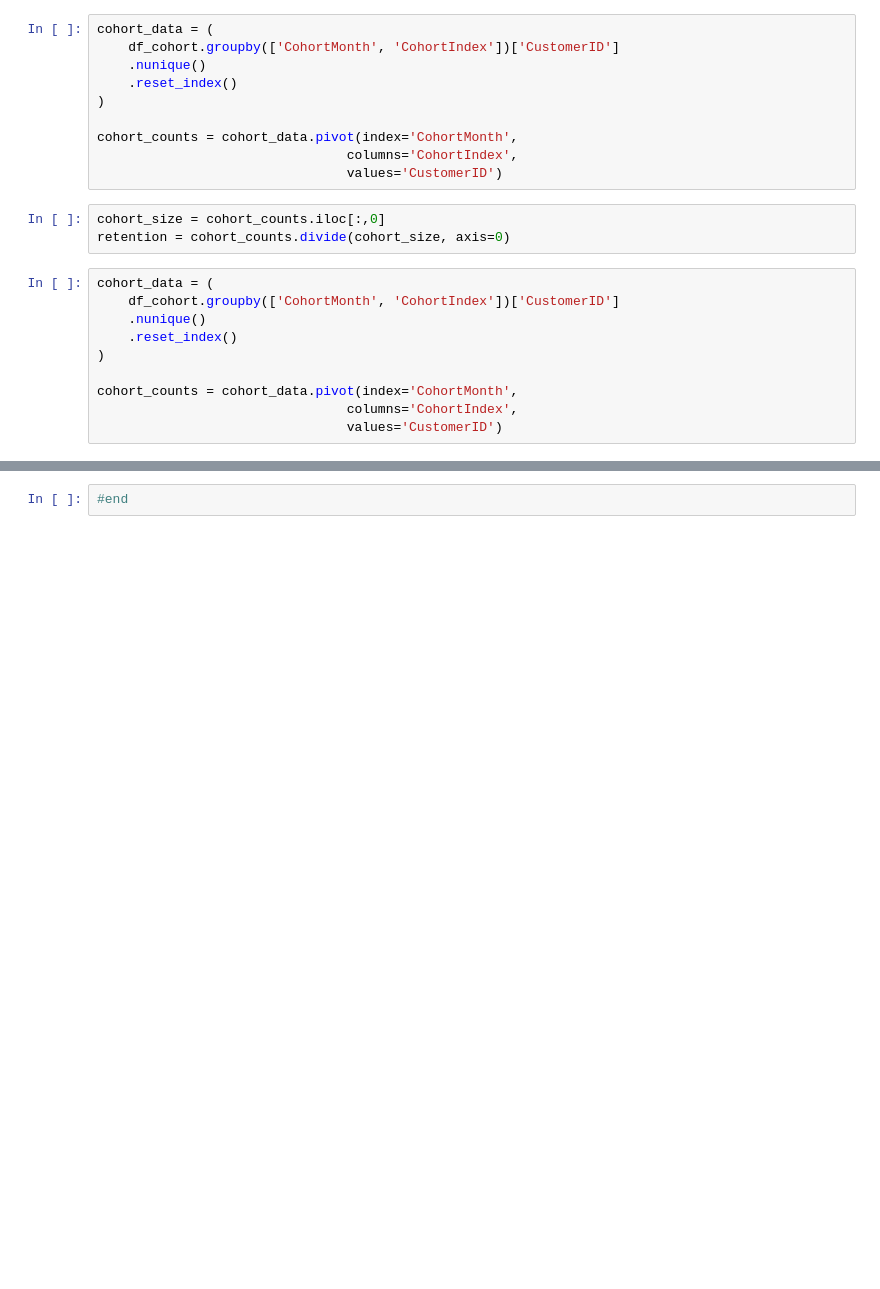
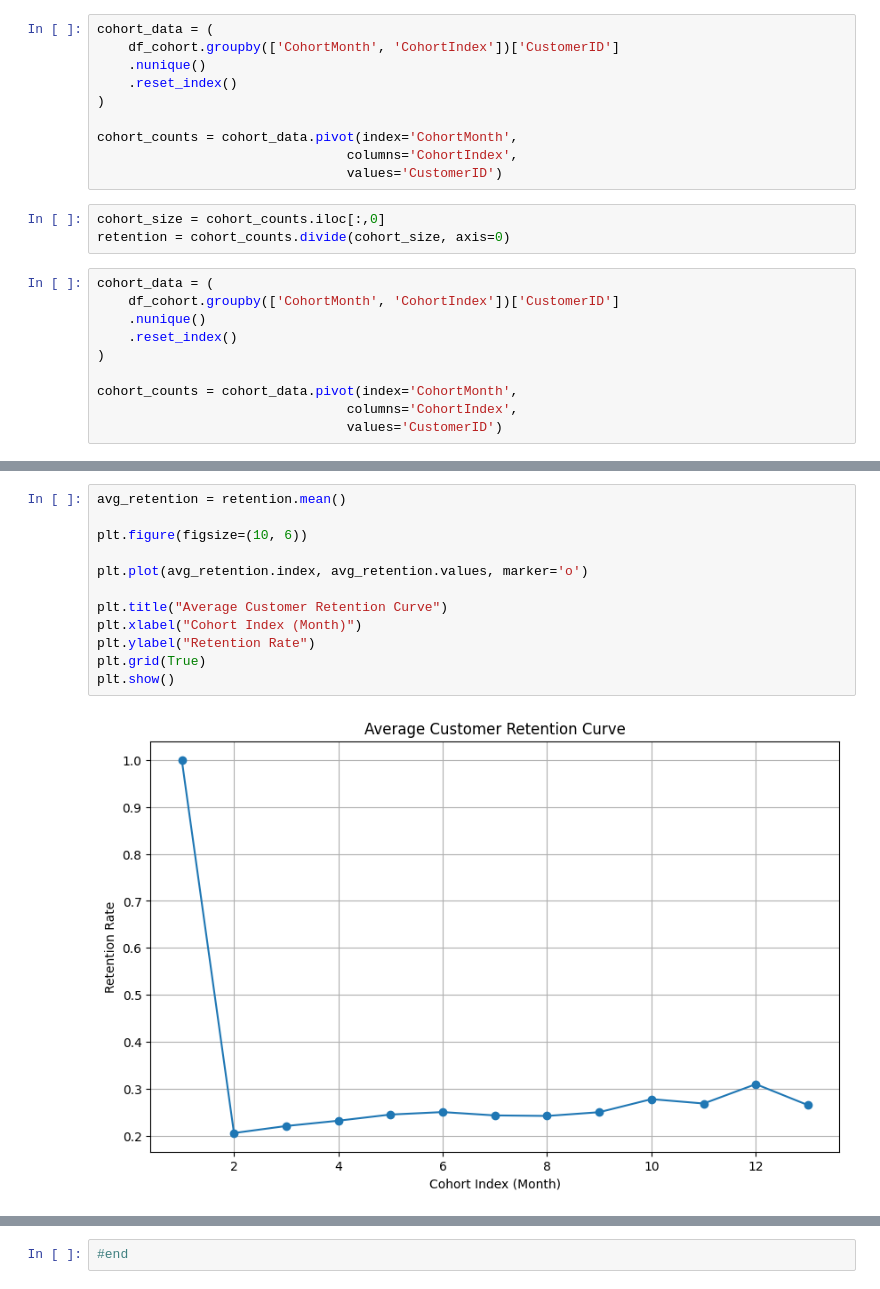
Before and after one commit to nmkhan9/user-behavior-analytics, a Jupyter notebook: cohort/cohort_char.ipynb, the cells around one changed output, grey strips where cells are left out. Saved outputs shown, nothing was run; the diff lists cells and outputs as text; blank space fills up the shorter version.

```diff
--- a/cohort/cohort_char.ipynb
+++ b/cohort/cohort_char.ipynb
@@ -120,0 +369,14 @@ plt.show()
+# %%
+avg_retention = retention.mean()
+
+plt.figure(figsize=(10, 6))
+
+plt.plot(avg_retention.index, avg_retention.values, marker='o')
+
+plt.title("Average Customer Retention Curve")
+plt.xlabel("Cohort Index (Month)")
+plt.ylabel("Retention Rate")
+plt.grid(True)
+plt.show()
+# %% [output]
+[figure, added]
```
Also changed, not shown: parts of 15 cells of this notebook, 2 other files.
